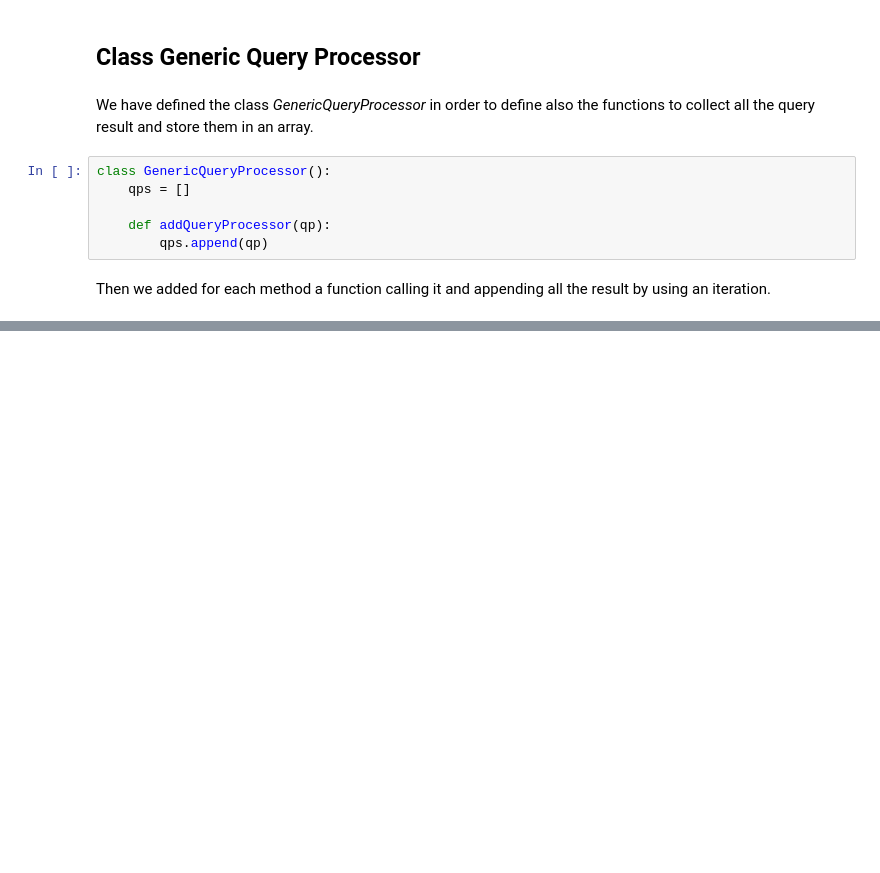
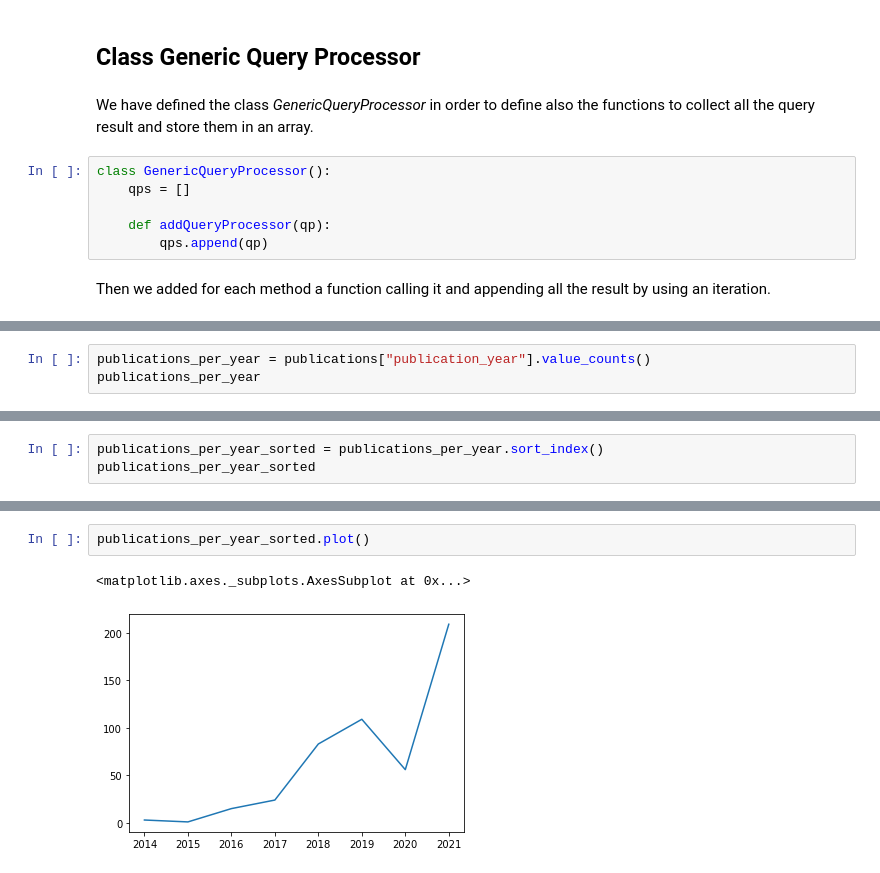
Before and after one commit to lelax/D_Sign_Data, a Jupyter notebook: D_Sign_Data_Doc.ipynb, the cells around one changed output, grey strips where cells are left out. Drawn from its saved outputs; the diff is of its cells as text; blank space fills up the shorter version.

```diff
--- a/D_Sign_Data_Doc.ipynb
+++ b/D_Sign_Data_Doc.ipynb
@@ -286,0 +383,3 @@ Then we added for each method a function calling it and appending all the result
+# %%
+publications_per_year = publications["publication_year"].value_counts()
+publications_per_year
@@ -286,0 +396,3 @@ Then we added for each method a function calling it and appending all the result
+# %%
+publications_per_year_sorted = publications_per_year.sort_index()
+publications_per_year_sorted
@@ -286,0 +409,5 @@ Then we added for each method a function calling it and appending all the result
+# %%
+publications_per_year_sorted.plot()
+# %% [output]
+<matplotlib.axes._subplots.AxesSubplot at 0x...>
+[figure, added]
```
Also changed, not shown: parts of 17 cells of this notebook.
